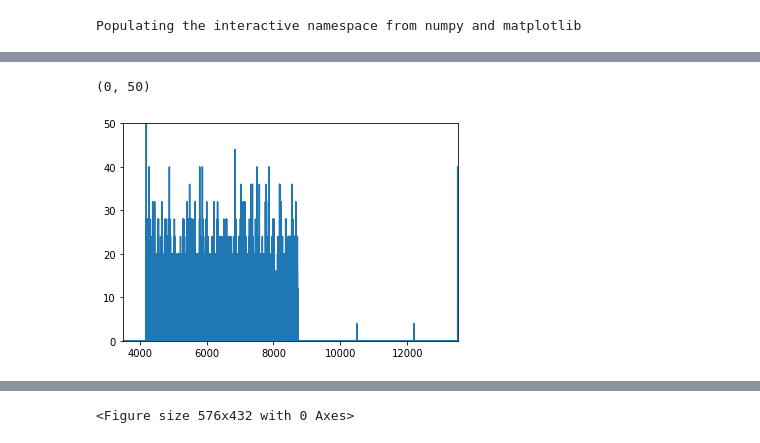
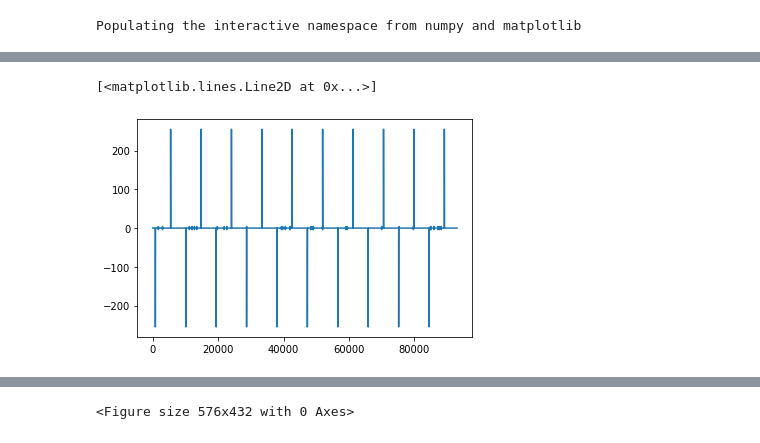
Before and after one commit to dcoates/basler_grab, a Jupyter notebook: proc_flash.ipynb, the cells around one changed output, grey strips where cells are left out. Drawn from its saved outputs; the diff is of its cells as text; code cells hidden in the pictures.

```diff
--- a/proc_flash.ipynb
+++ b/proc_flash.ipynb
@@ -64,8 +64 @@ bits_shutter=bits[:,0,-1]
 deriv=np.array( bits1[1:],dtype='int16')-bits1[:-1]
-# %%
-plt.plot(deriv)
-plt.xlim(3500,13500)
-plt.ylim(0,50)
-# %% [output]
-(0, 50)
-[figure, removed]
@@ -73,0 +65,6 @@ bigs=np.where( deriv>20)[0]
+# %%
+# look at deriv to determine threshold
+plot(deriv)
+# %% [output]
+[<matplotlib.lines.Line2D at 0x...>]
+[figure, added]
```
Also changed, not shown: parts of 28 cells of this notebook, 4 other files.
